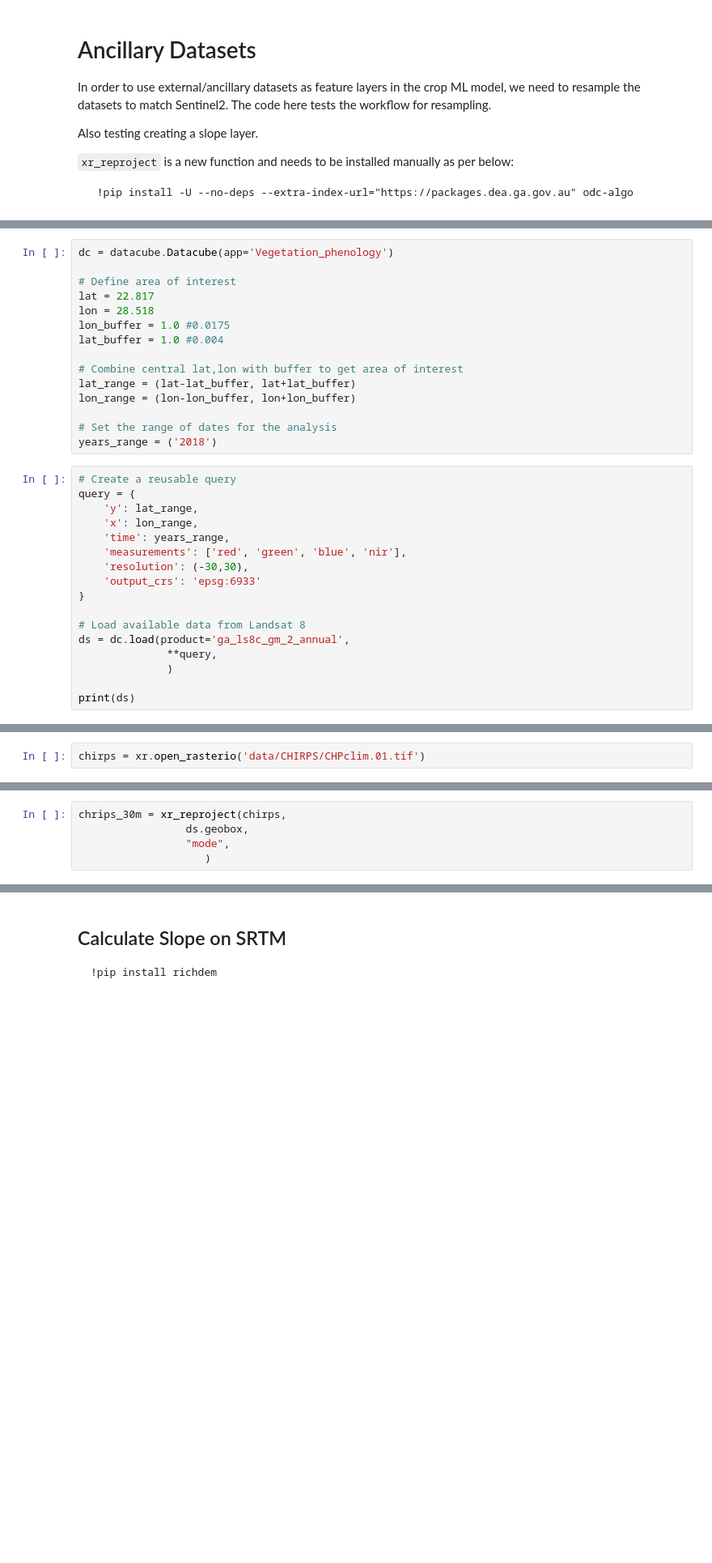
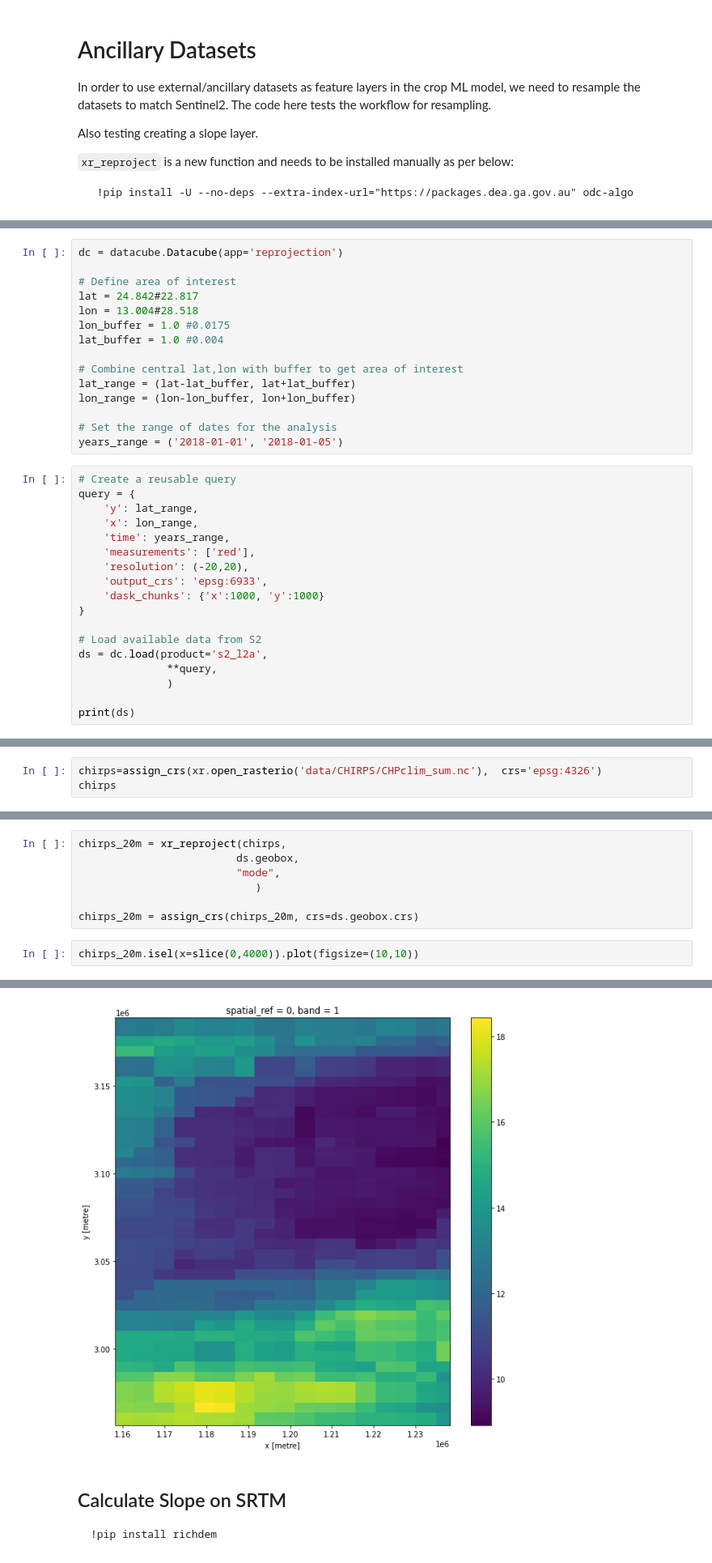
Before and after one commit to fivejjs/deafrica-sandbox-notebooks, a Jupyter notebook: crop_mask/ancillary_datasets.ipynb, the cells around one changed output, grey strips where cells are left out. Shown at 81% size. Cells and saved outputs as stored; diff of their text form; blank space fills up the shorter version.

Commit message:
reprojection working

```diff
--- a/crop_mask/ancillary_datasets.ipynb
+++ b/crop_mask/ancillary_datasets.ipynb
@@ -25,9 +35,9 @@ from deafrica_datahandling import load_ard
 # %%
-dc = datacube.Datacube(app='Vegetation_phenology')
+dc = datacube.Datacube(app='reprojection')
 
 # Define area of interest
-lat = 22.817
-lon = 28.518
+lat = 24.842#22.817
+lon = 13.004#28.518
 lon_buffer = 1.0 #0.0175
 lat_buffer = 1.0 #0.004
 
@@ -36,20 +46,21 @@ lat_range = (lat-lat_buffer, lat+lat_buffer)
 lon_range = (lon-lon_buffer, lon+lon_buffer)
 
 # Set the range of dates for the analysis
-years_range = ('2018')
+years_range = ('2018-01-01', '2018-01-05')
 # %%
 # Create a reusable query
 query = {
     'y': lat_range,
     'x': lon_range,
     'time': years_range,
-    'measurements': ['red', 'green', 'blue', 'nir'],
-    'resolution': (-30,30),
-    'output_crs': 'epsg:6933'
+    'measurements': ['red'],
+    'resolution': (-20,20),
+    'output_crs': 'epsg:6933',
+    'dask_chunks': {'x':1000, 'y':1000}
 }
 
-# Load available data from Landsat 8
-ds = dc.load(product='ga_ls8c_gm_2_annual',
+# Load available data from S2
+ds = dc.load(product='s2_l2a',
               **query,
               )
 
@@ -57,2 +81,3 @@ print(ds)
 # %%
-chirps = xr.open_rasterio('data/CHIRPS/CHPclim.01.tif')
+chirps=assign_crs(xr.open_rasterio('data/CHIRPS/CHPclim_sum.nc'),  crs='epsg:4326')
+chirps
@@ -59,5 +100,10 @@ chirps = xr.open_rasterio('data/CHIRPS/CHPclim.01.tif')
 # %%
-chrips_30m = xr_reproject(chirps,
-                 ds.geobox,
-                 "mode",
-                    )
+chirps_20m = xr_reproject(chirps,
+                         ds.geobox,
+                         "mode",
+                            )
+
+chirps_20m = assign_crs(chirps_20m, crs=ds.geobox.crs)
+# %%
+chirps_20m.isel(x=slice(0,4000)).plot(figsize=(10,10))
+# %% [output]
@@ -64,3 +111,4 @@ chrips_30m = xr_reproject(chirps,
+[figure, added]
 # %% [markdown]
 ## Calculate Slope on SRTM
 
```
Also changed, not shown: parts of 6 cells of this notebook, 1 other file.
